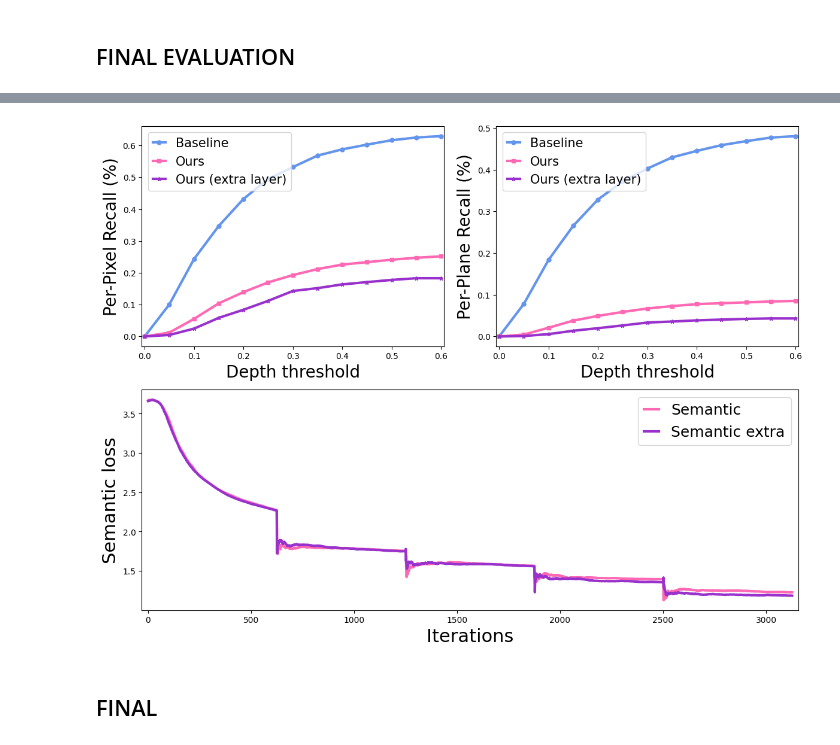
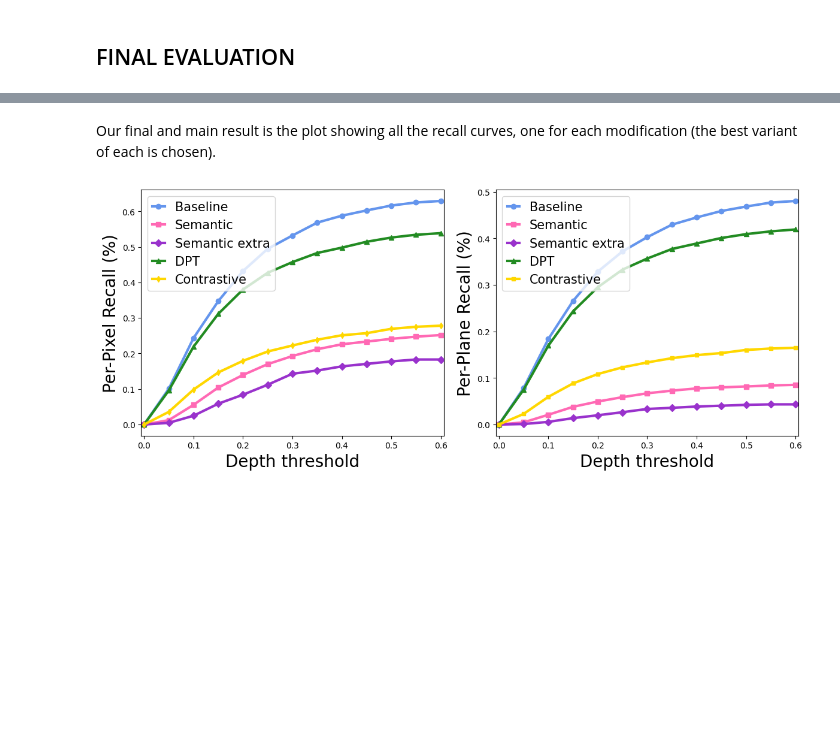
Before and after one commit to Hassan-Sarwat/PlanarReconstruction_ML3D, a Jupyter notebook: Visualizations.ipynb, the cells around one changed output, grey strips where cells are left out. Drawn from its saved outputs; the diff is of its cells as text; code cells hidden in the pictures; blank space fills up the shorter version.

```diff
--- a/Visualizations.ipynb
+++ b/Visualizations.ipynb
@@ -21,0 +18,2 @@ Drive already mounted at /content/drive; to attempt to forcibly remount, call dr
+# %%
+path = "/content/drive/MyDrive/TUM/ML3D/Files for visualizations"
@@ -363,67 +448,69 @@ plt.show()
+# %% [markdown]
+Our final and main result is the plot showing all the recall curves, one for each modification (the best variant of each is chosen).
 # %%
-plt.figure(figsize=(12,9))
-
-grid = GridSpec(2, 2, height_ratios=[1, 1])
-ax0 = plt.subplot(grid[0,0])
-ax1 = plt.subplot(grid[0,1])
-ax2 = plt.subplot(grid[1,:])
-
-
-# FIGURE 1
 pixel_baseline = [0., 0.10088247, 0.24343157, 0.34720626, 0.43198079, 0.49460507,
  0.5320374,  0.56826576, 0.58781993, 0.60261733, 0.61647179, 0.62501744,
  0.62934931]
 plane_baseline = [0.,         0.07828559, 0.18368686, 0.26547124, 0.3284496,  0.37196589,
  0.40258036, 0.42947737, 0.44500328, 0.45877979, 0.46840149, 0.47692981,
  0.4804286 ]
 
 pixel_extras = [0., 0.00478449, 0.02468754, 0.05858352, 0.08394108, 0.1119855,
  0.14297042, 0.15186629, 0.16367666, 0.17079762, 0.17766801, 0.18299555, 0.18299555]
 plane_extras = [0., 0.00109337, 0.00568555, 0.01377651, 0.01989941, 0.02645965,
  0.03345725, 0.03586267, 0.03870545, 0.04045484, 0.04220424, 0.04329762, 0.04329762]
 
 pixel_no_extras = [0.,  0.01228689, 0.05531667, 0.10409743, 0.13941953, 0.17000838,
  0.19281804, 0.21182488, 0.22589422, 0.23343345, 0.24119156, 0.24730025, 0.25184117]
 plane_no_extras = [0., 0.00459217, 0.02099278, 0.03804942, 0.04942051, 0.05882353,
  0.06713317, 0.07281872, 0.07762956, 0.07981631, 0.08178439, 0.08397113, 0.08528318]
 
-x_values = [0, 0.05, 0.1, 0.15, 0.2, 0.25, 0.3, 0.35, 0.4, 0.45, 0.5, 0.55, 0.6]
+pixel_dpt = [0., 0.09594726, 0.2190536, 0.31144453, 0.3799136, 0.42714037,
+ 0.4571416, 0.48280534, 0.49791348, 0.5144583 ,0.52628998, 0.5342085,
+ 0.53862206]
+plane_dpt = [0., 0.07478679, 0.16947299, 0.24316641, 0.29499235, 0.33282309,
+ 0.35665865, 0.37721408, 0.38902252, 0.40083096, 0.40914061, 0.41504483,
+ 0.41919965]
 
-line1, = ax0.plot(x_values, pixel_baseline, label='Baseline', color='cornflowerblue', marker='o', markersize=5, linewidth=3)
-line2, = ax0.plot(x_values, pixel_no_extras, label='Ours', color='hotpink', marker='s', markersize=5, linewidth=3)
-line3, = ax0.plot(x_values, pixel_extras, label='Ours (extra layer)', color='darkorchid', marker='*', markersize=5, linewidth=3)
-ax0.set_xlabel('Depth threshold', fontsize=20)
-ax0.set_ylabel('Per-Pixel Recall (%)', fontsize=20)
-ax0.legend(handlelength=1, loc='upper left', fontsize=15)
-ax0.margins(x=0.01)
-
-line4, = ax1.plot(x_values, plane_baseline, label='Baseline', color='cornflowerblue', marker='o', markersize=5, linewidth=3)
-line5, = ax1.plot(x_values, plane_no_extras, label='Ours', color='hotpink', marker='s', markersize=5, linewidth=3)
-line6, = ax1.plot(x_values, plane_extras, label='Ours (extra layer)', color='darkorchid', marker='*', markersize=5, linewidth=3)
-ax1.set_xlabel('Depth threshold', fontsize=20)
-ax1.set_ylabel('Per-Plane Recall (%)', fontsize=20)
-ax1.legend(handlelength=1, loc='upper left', fontsize=15)
-ax1.margins(x=0.01)
+contrastive_pixel = [0., 0.03560632, 0.09829715, 0.14656778, 0.17928404, 0.20553973,
+ 0.22244381, 0.23866865, 0.25129303, 0.25712954, 0.26937881, 0.275066, 0.27824182]
+contrastive_plane = [0., 0.02274218, 0.05947955, 0.08834463, 0.10846272, 0.12289525,
+ 0.13339165, 0.14257599, 0.14913623, 0.15350973, 0.16028865, 0.1633501, 0.16488082]
 
 
 
-# FIGURE 2
-x_values = np.linspace(1, 3126, len(s1))
+x_values = [0, 0.05, 0.1, 0.15, 0.2, 0.25, 0.3, 0.35, 0.4, 0.45, 0.5, 0.55, 0.6]
+fig, axs = plt.subplots(1, 2, figsize=(12, 5))
 
-line1 = ax2.plot(x_values, s1, label='Semantic', color='hotpink', linewidth=3)
-line2 = ax2.plot(x_values, s2, label='Semantic extra', color='darkorchid', linewidth=3)
 
-ax2.set_xlabel('Iterations', fontsize=22)
-ax2.set_ylabel('Semantic loss', fontsize=22)
-ax2.legend(handlelength=1, loc='upper right', fontsize=18)
-ax2.margins(x=0.01)
+# Pixel recall
+line1, = axs[0].plot(x_values, pixel_baseline, label='Baseline', color='cornflowerblue', marker='o', markersize=6, linewidth=3)
+line2, = axs[0].plot(x_values, pixel_no_extras, label='Semantic', color='hotpink', marker='s', markersize=6, linewidth=3)
+line3, = axs[0].plot(x_values, pixel_extras, label='Semantic extra', color='darkorchid', marker='D', markersize=6, linewidth=3)
+line4, = axs[0].plot(x_values, pixel_dpt, label='DPT', color='forestgreen', marker='^', markersize=6, linewidth=3)
+line5, = axs[0].plot(x_values, contrastive_pixel, label='Contrastive', color='gold', marker='d', markersize=5, linewidth=3)
+
+axs[0].set_xlabel('Depth threshold', fontsize=20)
+axs[0].set_ylabel('Per-Pixel Recall (%)', fontsize=20)
+axs[0].legend(handlelength=1, loc='upper left', fontsize=15)
+axs[0].margins(x=0.01)
+
+
+# Plane recall
+line6, = axs[1].plot(x_values, plane_baseline, label='Baseline', color='cornflowerblue', marker='o', markersize=6, linewidth=3)
+line7, = axs[1].plot(x_values, plane_no_extras, label='Semantic', color='hotpink', marker='s', markersize=6, linewidth=3)
+line8, = axs[1].plot(x_values, plane_extras, label='Semantic extra', color='darkorchid', marker='D', markersize=6, linewidth=3)
+line9, = axs[1].plot(x_values, plane_dpt, label='DPT', color='forestgreen', marker='^', markersize=6, linewidth=3)
+line10, = axs[1].plot(x_values, contrastive_plane, label='Contrastive', color='gold', marker='s', markersize=5, linewidth=3)
+
+axs[1].set_xlabel('Depth threshold', fontsize=20)
+axs[1].set_ylabel('Per-Plane Recall (%)', fontsize=20)
+axs[1].legend(handlelength=1, loc='upper left', fontsize=15)
+axs[1].margins(x=0.01)
 
 
 plt.tight_layout()
-plt.savefig('semantic_results.pdf')
-
+# plt.savefig('total_recall.pdf')
 plt.show()
 # %% [output]
-[figure, old version]
+[figure, new version]
-# %% [markdown]
-## FINAL
```
Also changed, not shown: parts of 69 cells of this notebook.
